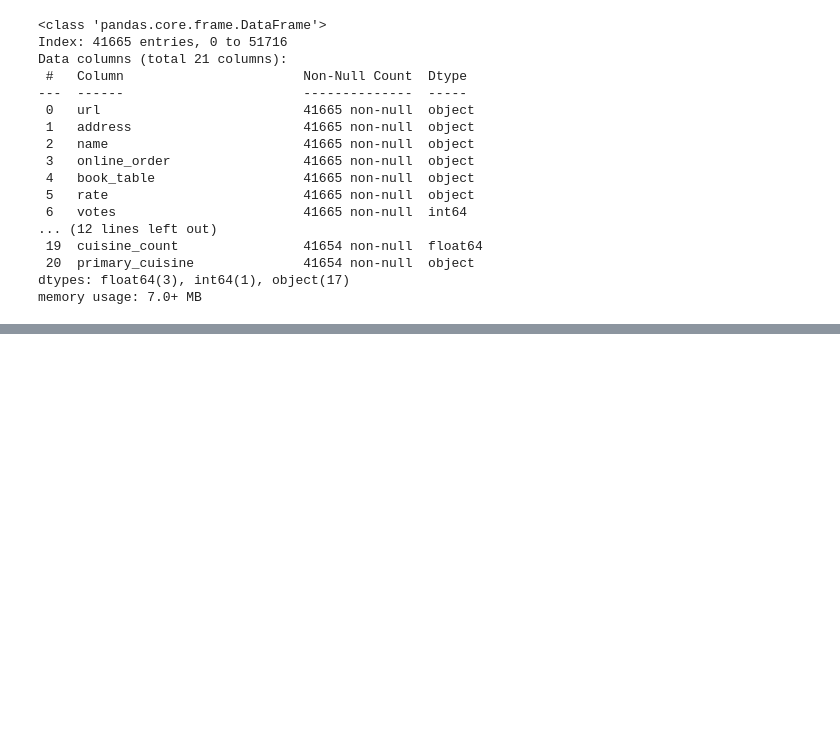
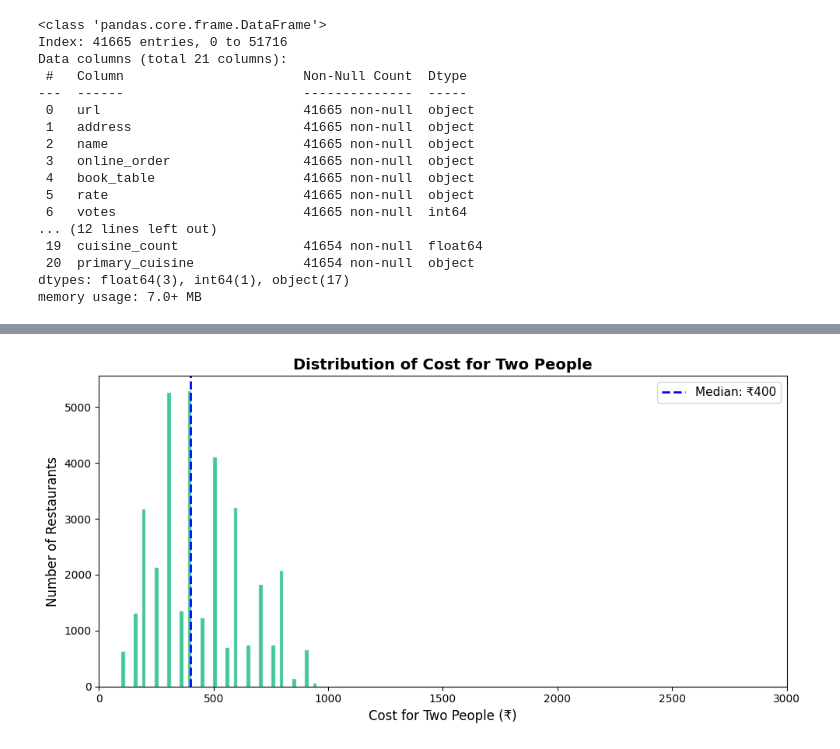
Before and after one commit to vikranthrach/IIT-Patna--AI-and-ML-Course, a Jupyter notebook: B2_EDA_Workshop.ipynb, the cells around one changed output, grey strips where cells are left out. Saved outputs shown, nothing was run; the diff lists cells and outputs as text; code cells hidden in the pictures; blank space fills up the shorter version.

```diff
--- a/B2_EDA_Workshop.ipynb
+++ b/B2_EDA_Workshop.ipynb
@@ -319,0 +370,16 @@ memory usage: 7.0+ MB
+# %%
+# Cost distribution
+fig, ax = plt.subplots(figsize=(10, 5))
+
+ax.hist(df_rated['cost_for_two'].dropna(), bins=50, color='#10b981', edgecolor='white', alpha=0.8)
+ax.axvline(df_rated['cost_for_two'].median(), color='blue', linestyle='--', lw=2,
+           label=f"Median: ₹{df_rated['cost_for_two'].median():.0f}")
+ax.set_xlabel("Cost for Two People (₹)", fontsize=12)
+ax.set_ylabel("Number of Restaurants", fontsize=12)
+ax.set_title("Distribution of Cost for Two People", fontsize=14, fontweight='bold')
+ax.set_xlim(0, 3000)
+ax.legend(fontsize=11)
+plt.tight_layout()
+plt.show()
+# %% [output]
+[figure, added]
```
Also changed, not shown: parts of 28 cells of this notebook.
